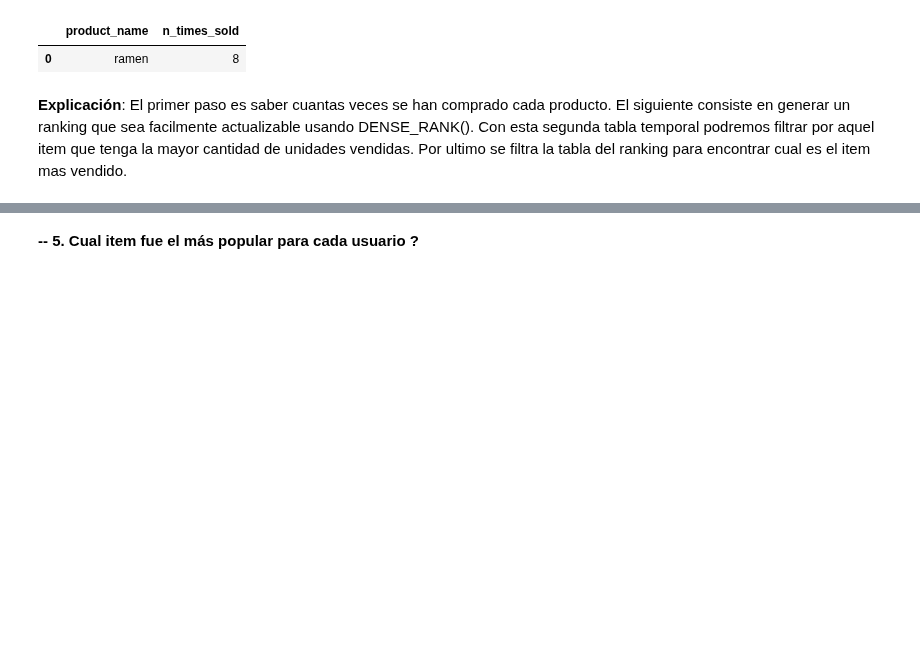
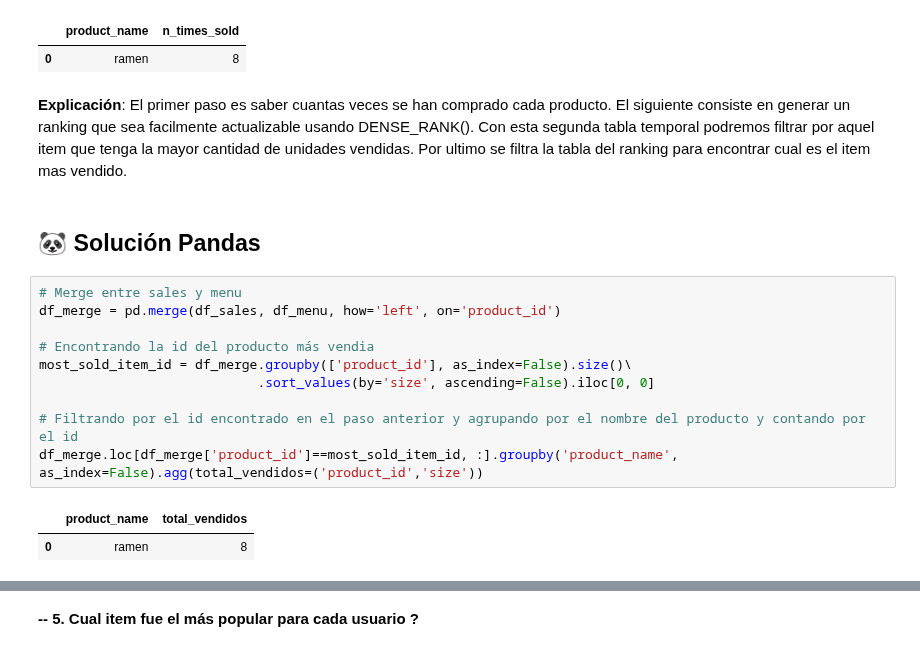
Before and after one commit to LLAES07/SQL_DESAFIO, a Jupyter notebook: Caso_1/Caso_1.ipynb, the cells around one changed output, grey strips where cells are left out. Saved outputs shown, nothing was run; the diff lists cells and outputs as text; blank space fills up the shorter version.

Commit message:
Arreglando formatos e incluyendo soluciones en pandas pt4

```diff
--- a/Caso_1/Caso_1.ipynb
+++ b/Caso_1/Caso_1.ipynb
@@ -381,3 +381,18 @@ pd.read_sql_query(query, connection)
 # %% [markdown]
 **Explicación**: El primer paso es saber cuantas veces se han comprado cada producto. El siguiente consiste en generar un ranking que sea facilmente actualizable usando DENSE_RANK(). Con esta segunda tabla temporal podremos filtrar por aquel item que tenga la mayor cantidad de unidades vendidas.
 Por ultimo se filtra la tabla del ranking para encontrar cual es el item mas vendido.
+# %% [markdown]
+## 🐼 **Solución Pandas**
+# %%
+# Merge entre sales y menu
+df_merge = pd.merge(df_sales, df_menu, how='left', on='product_id')
+
+# Encontrando la id del producto más vendia
+most_sold_item_id = df_merge.groupby(['product_id'], as_index=False).size()\
+                            .sort_values(by='size', ascending=False).iloc[0, 0]
+
+# Filtrando por el id encontrado en el paso anterior y agrupando por el nombre del producto y contando por el id
+df_merge.loc[df_merge['product_id']==most_sold_item_id, :].groupby('product_name', as_index=False).agg(total_vendidos=('product_id','size'))
+# %% [output]
+|  | product_name | total_vendidos |
+| 0 | ramen | 8 |
```
Also changed, not shown: parts of 5 cells of this notebook.
